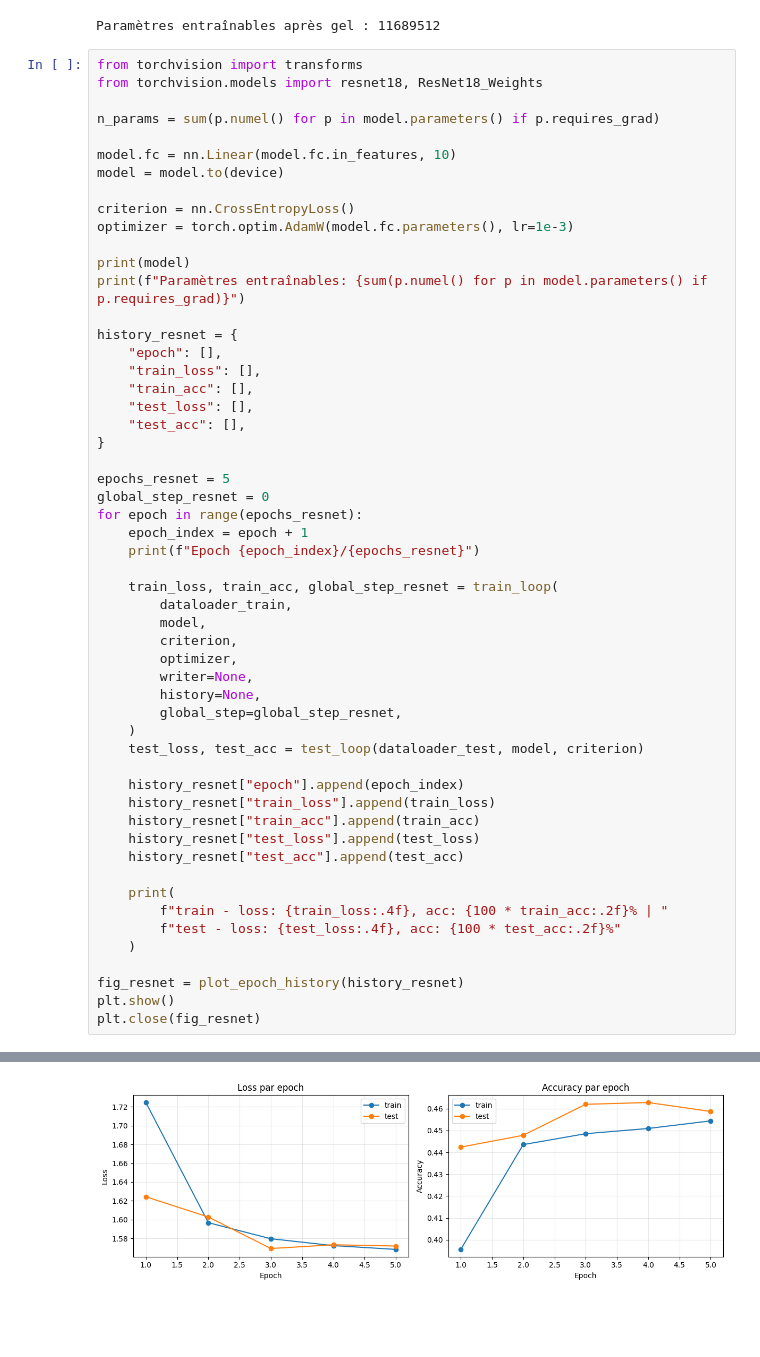
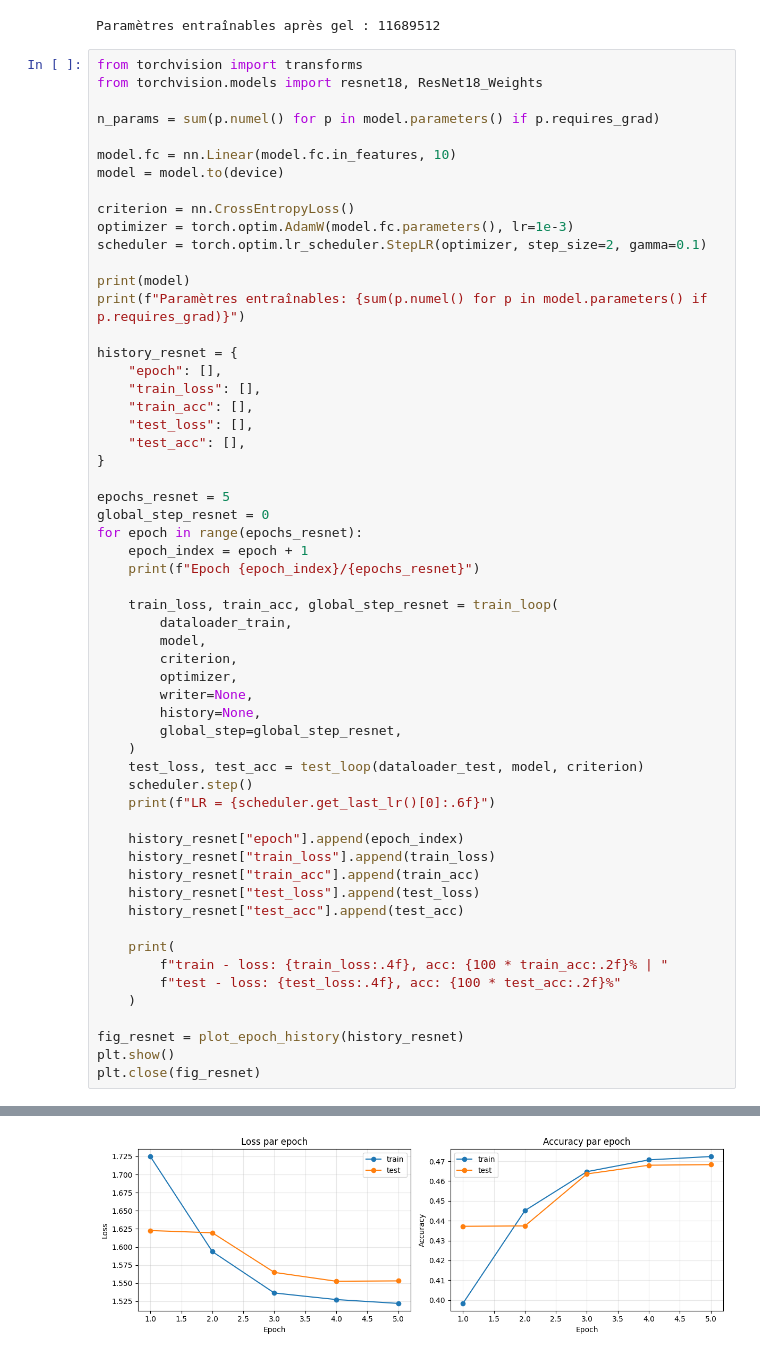
Before and after one commit to F1N3X/machine-learning-cours, a Jupyter notebook: atelier4.ipynb, the cells around one changed output, grey strips where cells are left out. Drawn from its saved outputs; the diff is of its cells as text; blank space fills up the shorter version.

Commit message:
feat: adding scheduler

```diff
--- a/atelier4.ipynb
+++ b/atelier4.ipynb
@@ -399,6 +399,7 @@ model = model.to(device)
 
 criterion = nn.CrossEntropyLoss()
 optimizer = torch.optim.AdamW(model.fc.parameters(), lr=1e-3)
+scheduler = torch.optim.lr_scheduler.StepLR(optimizer, step_size=2, gamma=0.1)
 
 print(model)
 print(f"Paramètres entraînables: {sum(p.numel() for p in model.parameters() if p.requires_grad)}")
@@ -427,6 +428,8 @@ for epoch in range(epochs_resnet):
         global_step=global_step_resnet,
     )
     test_loss, test_acc = test_loop(dataloader_test, model, criterion)
+    scheduler.step()
+    print(f"LR = {scheduler.get_last_lr()[0]:.6f}")
 
     history_resnet["epoch"].append(epoch_index)
     history_resnet["train_loss"].append(train_loss)
@@ -472 +480 @@ train - loss: 1.5683, acc: 45.44% | test - loss: 1.5719, acc: 45.87%
-[figure, old version]
+[figure, new version]
```
Also changed, not shown: parts of 3 cells of this notebook, 5 other files.
